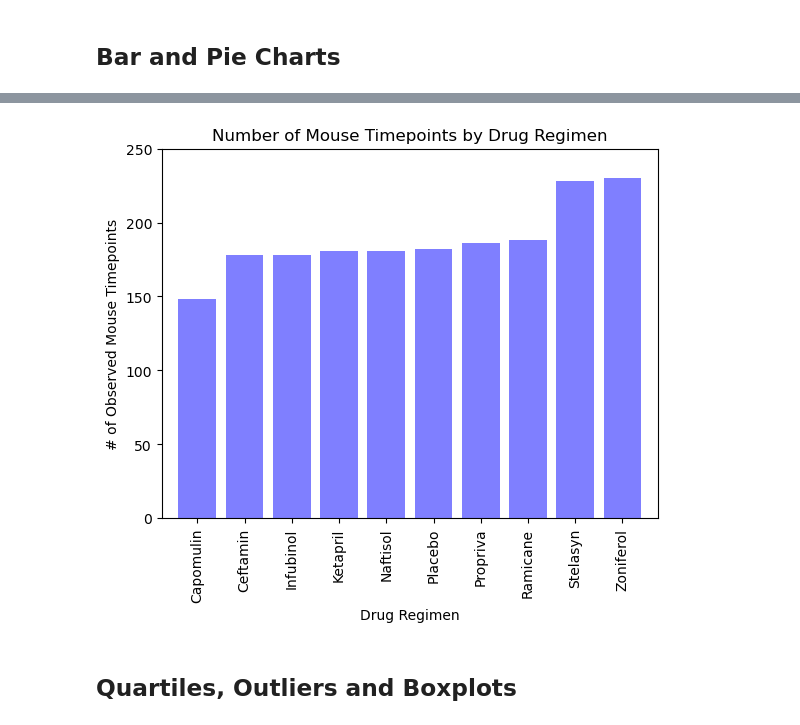
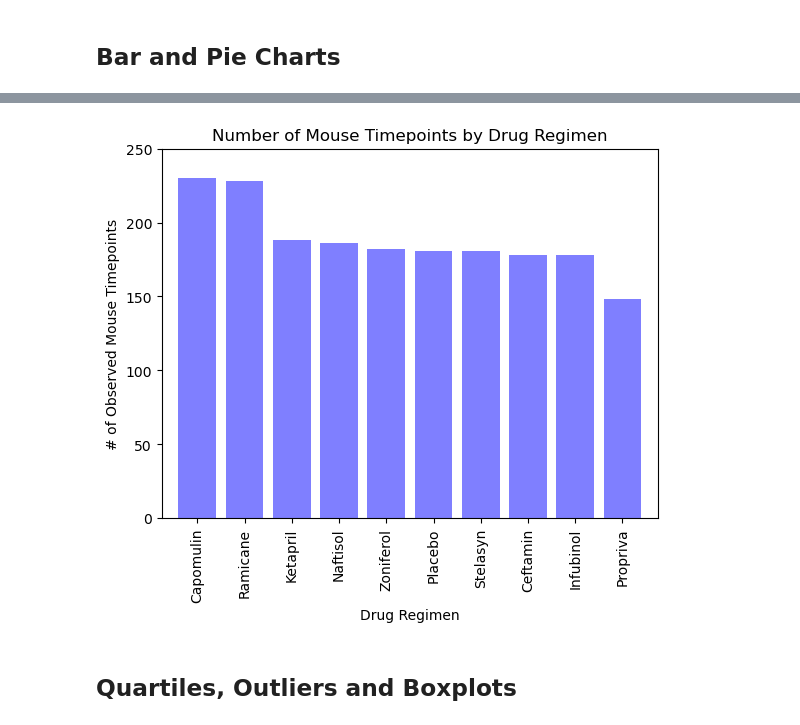
Before and after one commit to DidemBl/Module_5_challenge, a Jupyter notebook: pymaceuticals_notebook.ipynb, the cells around one changed output, grey strips where cells are left out. Drawn from its saved outputs; the diff is of its cells as text; code cells hidden in the pictures.

```diff
--- a/pymaceuticals_notebook.ipynb
+++ b/pymaceuticals_notebook.ipynb
@@ -116,3 +97,10 @@ summary_statistics_df.head(15)
 # Using the aggregation method, produce the same summary statistics in a single line
 # %% [markdown]
 ## Bar and Pie Charts
+# %%
+# Generate a bar plot showing the total number of rows (Mouse ID/Timepoints) for each drug regimen using Pandas.
+mouse_id_timepoint_counts = cleaned_combined_df.groupby(["Drug Regimen"])["Mouse ID"].count()
+sorted_mouse_id_timepoint_counts_df = mouse_id_timepoint_counts_df.sort_values(by="Mouse Timepoint Counts", ascending=False)
+drug_name = list(sorted_mouse_id_timepoint_counts_df.index)
+mouse_id_timepoint_counts_df = pd.DataFrame({"Mouse Timepoint Counts": mouse_id_timepoint_counts, "Drug Regimen": drug_name})
+bar_chart = sorted_mouse_id_timepoint_counts_df.plot.bar(x= "Drug Regimen",y ="Mouse Timepoint Counts", rot=90)
@@ -119,17 +109,18 @@ summary_statistics_df.head(15)
 # %%
-# Generate a bar plot showing the total number of rows (Mouse ID/Timepoints) for each drug regimen using Pandas.
-
-mouse_id_timepoint_counts = cleaned_combined_df.groupby(["Drug Regimen"])["Mouse ID"].count().sort_values()
-
+# Generate a bar plot showing the total number of rows (Mouse ID/Timepoints) for each drug regimen using pyplot.
+#mouse_id_timepoint_counts = cleaned_combined_df.groupby(["Drug Regimen"])["Mouse ID"].count()
+mouse_id_timepoint_counts_df = pd.DataFrame({"Mouse Timepoint Counts": mouse_id_timepoint_counts} )
+sorted_mouse_id_timepoint_counts_df = mouse_id_timepoint_counts_df.sort_values(by="Mouse Timepoint Counts", ascending=False)
+drug_name = list(sorted_mouse_id_timepoint_counts_df.index)
 x_axis = np.arange(len(mouse_id_timepoint_counts))
-plt.bar(x_axis, mouse_id_timepoint_counts, color ='blue', alpha=0.5, align="center")
-tick_locations =[value for value in x_axis]
-plt.xticks(tick_locations, ["Capomulin","Ceftamin","Infubinol","Ketapril","Naftisol","Placebo","Propriva","Ramicane","Stelasyn","Zoniferol"], rotation = 90)
+plt.bar(x_axis, sorted_mouse_id_timepoint_counts_df["Mouse Timepoint Counts"], color ='blue', alpha=0.5, align="center")
 plt.xlim(-0.75,len(x_axis)-0.25)
 plt.ylim(0,max(mouse_id_timepoint_counts)+20)
+tick_locations = [value for value in x_axis]
+plt.xticks(tick_locations, drug_name, rotation = "vertical")
 plt.title("Number of Mouse Timepoints by Drug Regimen")
 plt.xlabel("Drug Regimen")
 plt.ylabel("# of Observed Mouse Timepoints")
 plt.show()
 # %% [output]
-[figure, old version]
+[figure, new version]
```
Also changed, not shown: parts of 7 cells of this notebook.
